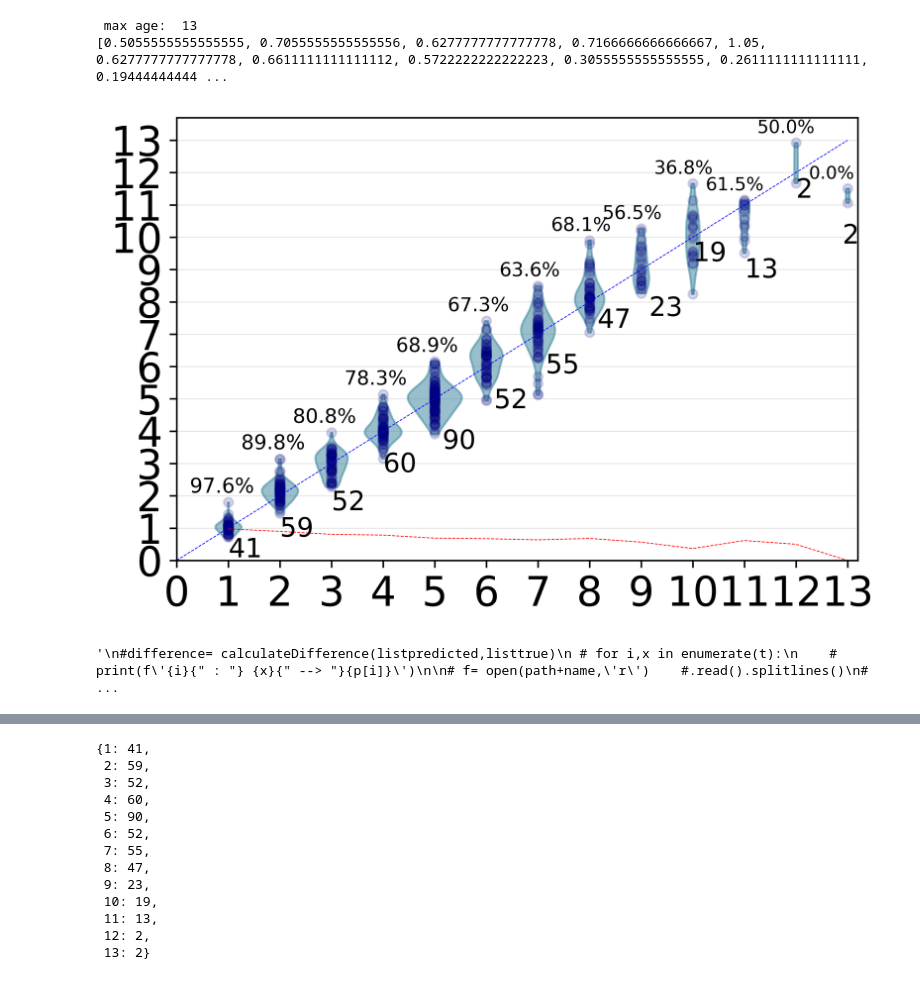
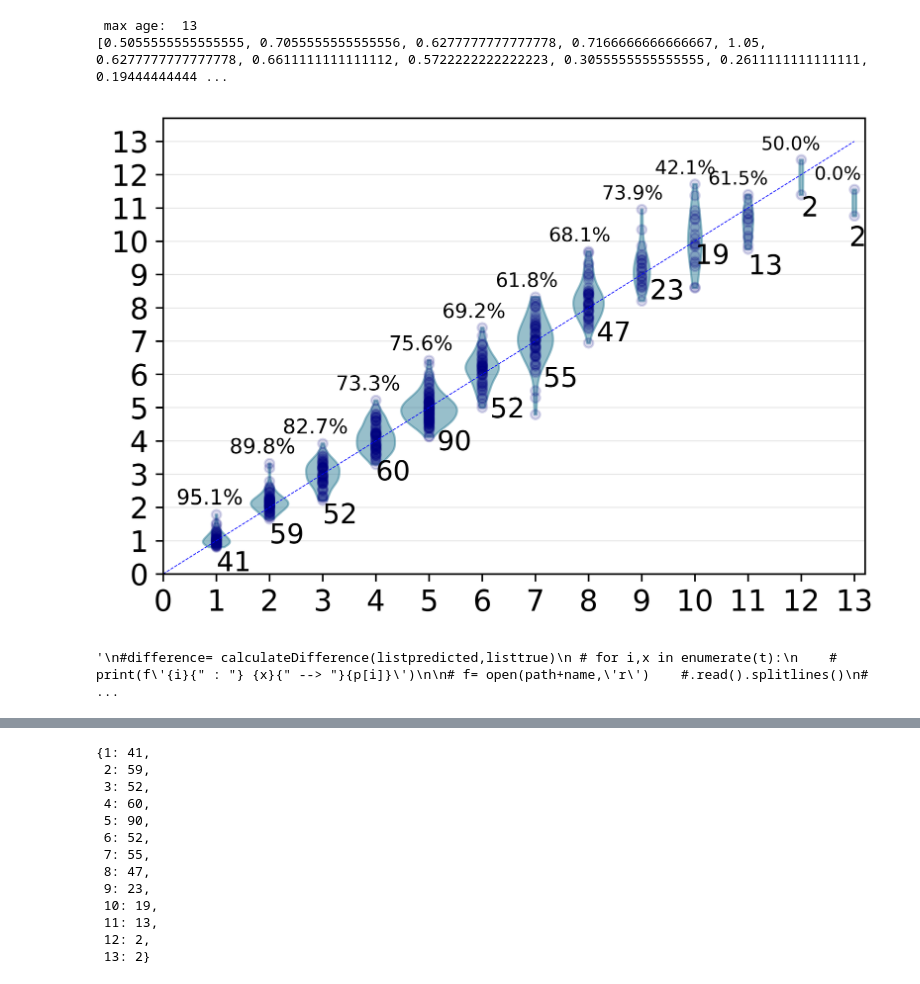
Before and after one commit to emoen/Deep-learning-for-regression-of-cod-otoliths, a Jupyter notebook: results/violinAccuracyPlots.ipynb, the cells around one changed output, grey strips where cells are left out. Cells and saved outputs as stored; diff of their text form; code cells hidden in the pictures.

Commit message:
format fontsize violin acc

```diff
--- a/results/violinAccuracyPlots.ipynb
+++ b/results/violinAccuracyPlots.ipynb
@@ -342,8 +342,8 @@ class ViolinPlot:
 
     #– – – – – – – – – – – – – – – – – – – –  – – – – – – – – – – – – – – – – – – – –
     def defineAxis(self, title):
-        axisLabelSize = 24
-        tickLabelSize = 20
+        axisLabelSize = 16
+        tickLabelSize = 14
 
         # plt.title(title+' age')
         #plt.ylabel('CNN Predicted ' + title + " age", fontsize=axisLabelSize)
@@ -413,7 +398,7 @@ if __name__ == '__main__':
     # – Create violin object
     violin = ViolinPlot(name)
 
-    violin.prediction, violin.values = b4_min, y_true.age.values#load_file(name, pred_filename)
+    violin.prediction, violin.values = b5_min, y_true.age.values#load_file(name, pred_filename)
     #violin.accuratePredictions()
     #
     violin.maxa= int(violin.values.max())
@@ -424,8 +409,8 @@ if __name__ == '__main__':
     # ~
 
     # Add values
-    p,v = b4_middle, y_true.age.values #load_file(names[1])
-    p3,v3 = b4_max, y_true.age.values #load_file(names[2])
+    #p,v = b4_middle, y_true.age.values #load_file(names[1])
+    #p3,v3 = b4_max, y_true.age.values #load_file(names[2])
     #violin.addListViolin(p)
     #violin.addListViolin(p3)
     violin.title= name
@@ -458,32 +443,32 @@ if __name__ == '__main__':
 
     # Accuracy line
     #plt.plot(labels,violin.accuracy,'r',label='Acc', linestyle='dashed',linewidth= 0.4) #markersize=1)
 
     # Set axis title, labels and annotation
     violin.defineAxis("Otoliths")
     violin.annotatedCount()
 
     plt.show()
 
 
 """
 #difference= calculateDifference(listpredicted,listtrue)
  # for i,x in enumerate(t):
     #     print(f'{i}{" : "} {x}{" --> "}{p[i]}')
 
 # f= open(path+name,'r')    #.read().splitlines()
 # lines=f.readlines()
 
 
 
         # zip_object = zip(list1, list2)
         # d=[]
         # for list1_i, list2_i in zip_object:
         #     d.append(list1_i-list2_i)
 
 """
 # %% [output]
  max age:  13
 [0.5055555555555555, 0.7055555555555556, 0.6277777777777778, 0.7166666666666667, 1.05, 0.6277777777777778, 0.6611111111111112, 0.5722222222222223, 0.3055555555555555, 0.2611111111111111, 0.19444444444 ...
-[figure, old version]
+[figure, new version]
 '\n#difference= calculateDifference(listpredicted,listtrue)\n # for i,x in enumerate(t):\n    #     print(f\'{i}{" : "} {x}{" --> "}{p[i]}\')\n\n# f= open(path+name,\'r\')    #.read().splitlines()\n#  ...
```
Also changed, not shown: parts of 2 cells of this notebook, 1 other file.
